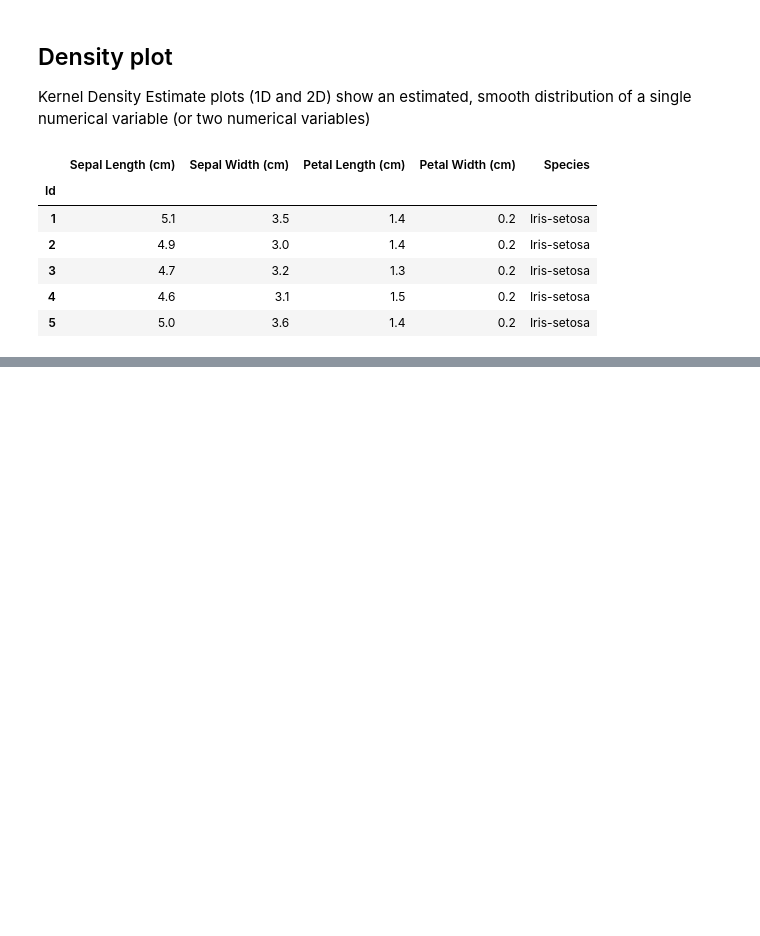
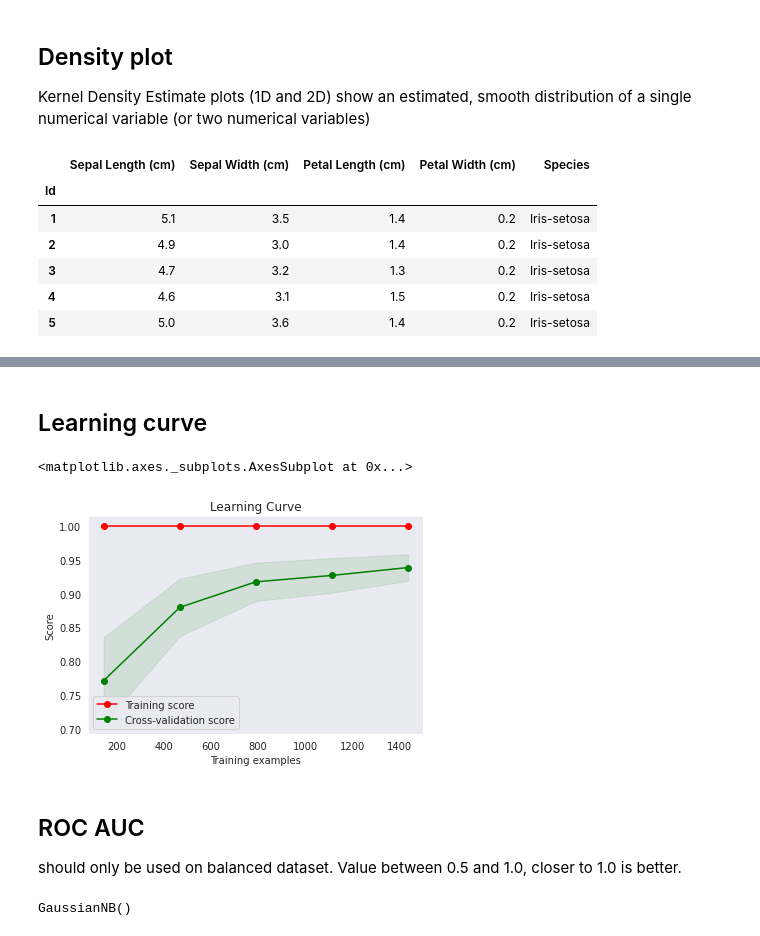
Before and after one commit to gillouche/exploratory-data-analysis, a Jupyter notebook: notebooks/003. data visualization.ipynb, the cells around one changed output, grey strips where cells are left out. Saved outputs shown, nothing was run; the diff lists cells and outputs as text; code cells hidden in the pictures; blank space fills up the shorter version.

```diff
--- a/notebooks/003. data visualization.ipynb
+++ b/notebooks/003. data visualization.ipynb
@@ -191,0 +241,13 @@ sns.jointplot(x=data['Petal Length (cm)'], y=data['Sepal Width (cm)'], kind="kde
+# %% [markdown]
+## Learning curve
+# %%
+X, y = load_data(return_X_y=True)
+rf = RandomForestClassifier()
+skplt.estimators.plot_learning_curve(rf, X, y)
+# %% [output]
+<matplotlib.axes._subplots.AxesSubplot at 0x...>
+[figure, added]
+# %% [markdown]
+## ROC AUC
+
+should only be used on balanced dataset. Value between 0.5 and 1.0, closer to 1.0 is better.
@@ -191,0 +257,5 @@ sns.jointplot(x=data['Petal Length (cm)'], y=data['Sepal Width (cm)'], kind="kde
+# %%
+model = GaussianNB()
+model.fit(X_train, y_train)
+# %% [output]
+GaussianNB()
```
Also changed, not shown: parts of 16 cells of this notebook, 21 other files.
